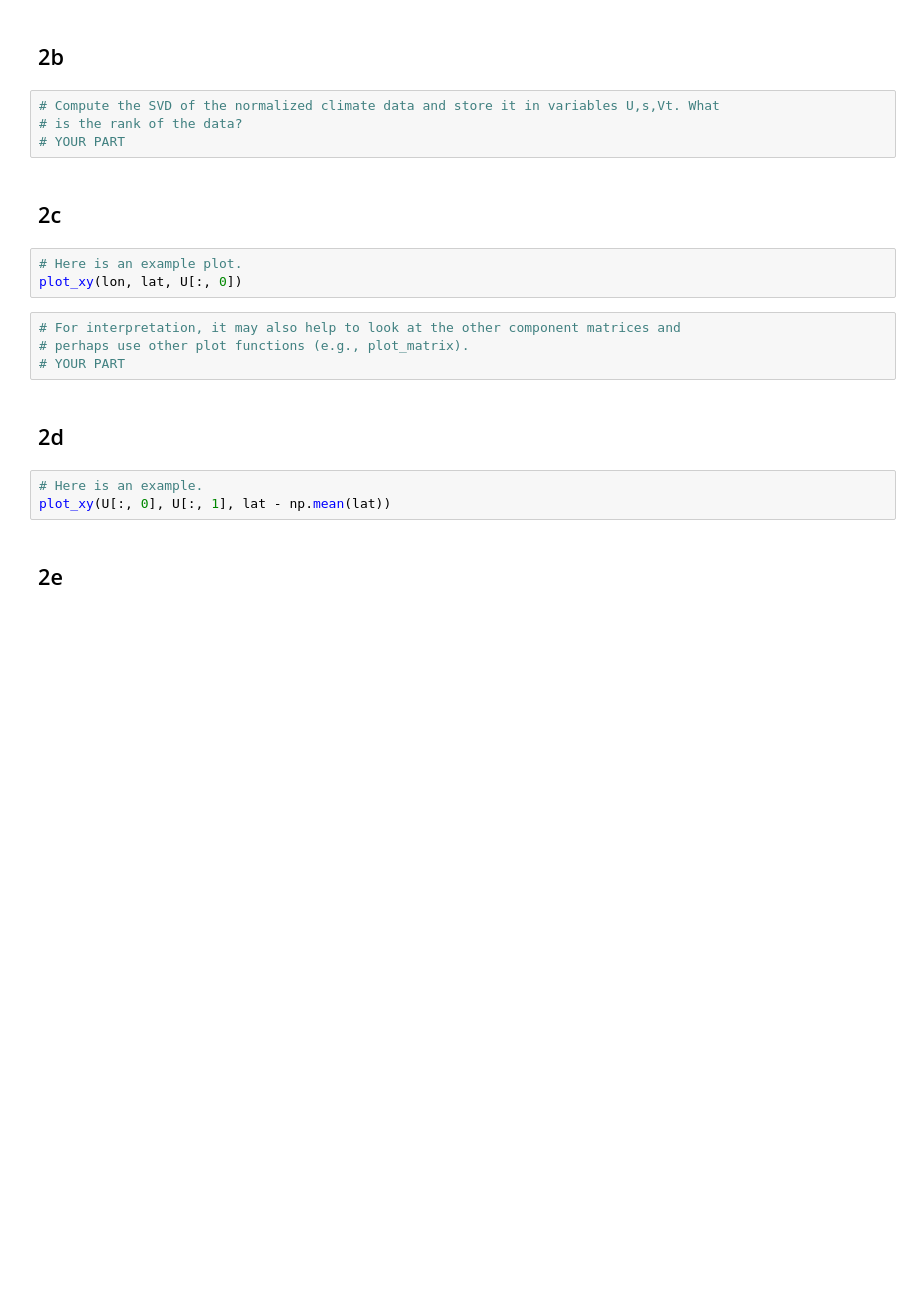
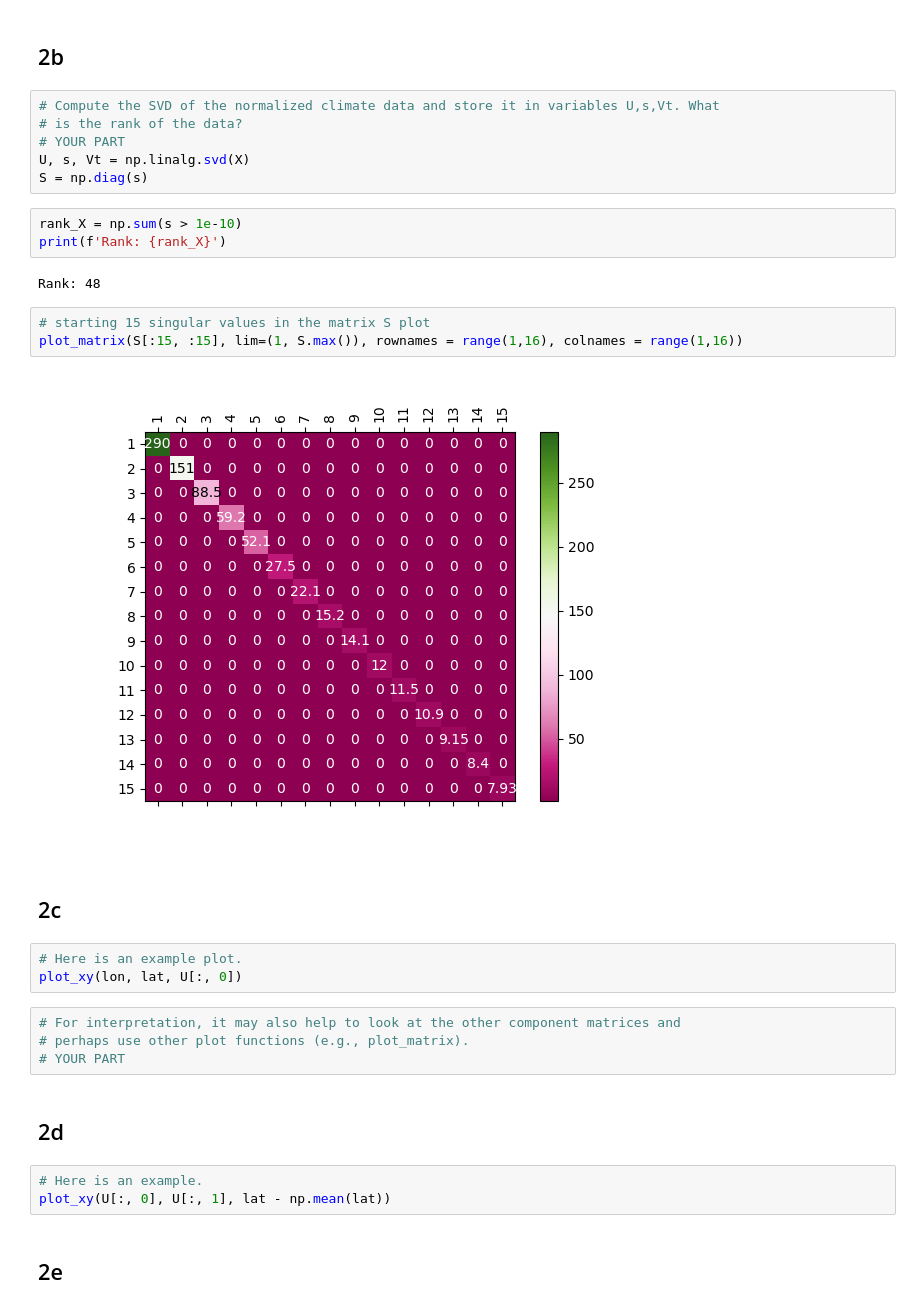
Before and after one commit to marmeepandya/MachineLearningAssignment, a Jupyter notebook: a03-svd/a03_2.ipynb, the cells around one changed output. Saved outputs shown, nothing was run; the diff lists cells and outputs as text; blank space fills up the shorter version.

```diff
--- a/a03-svd/a03_2.ipynb
+++ b/a03-svd/a03_2.ipynb
@@ -31,6 +68,18 @@ X.hist(ax=plt.gca())
 # Compute the SVD of the normalized climate data and store it in variables U,s,Vt. What
 # is the rank of the data?
 # YOUR PART
+U, s, Vt = np.linalg.svd(X)
+S = np.diag(s)
+# %%
+rank_X = np.sum(s > 1e-10)
+print(f'Rank: {rank_X}')
+# %% [output]
+Rank: 48
+# %%
+# starting 15 singular values in the matrix S plot
+plot_matrix(S[:15, :15], lim=(1, S.max()), rownames = range(1,16), colnames = range(1,16))
+# %% [output]
+[figure, added]
 # %% [markdown]
 ## 2c
 # %%
```
Also changed, not shown: parts of 4 cells of this notebook.
